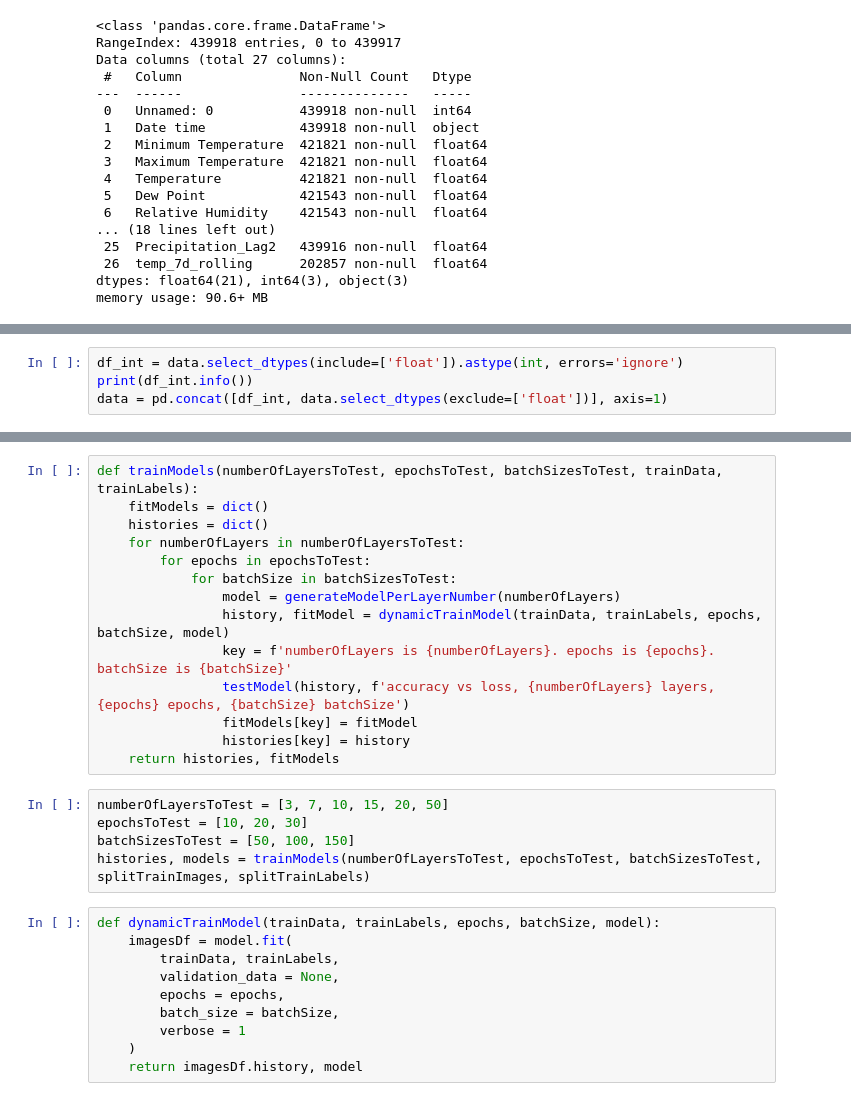
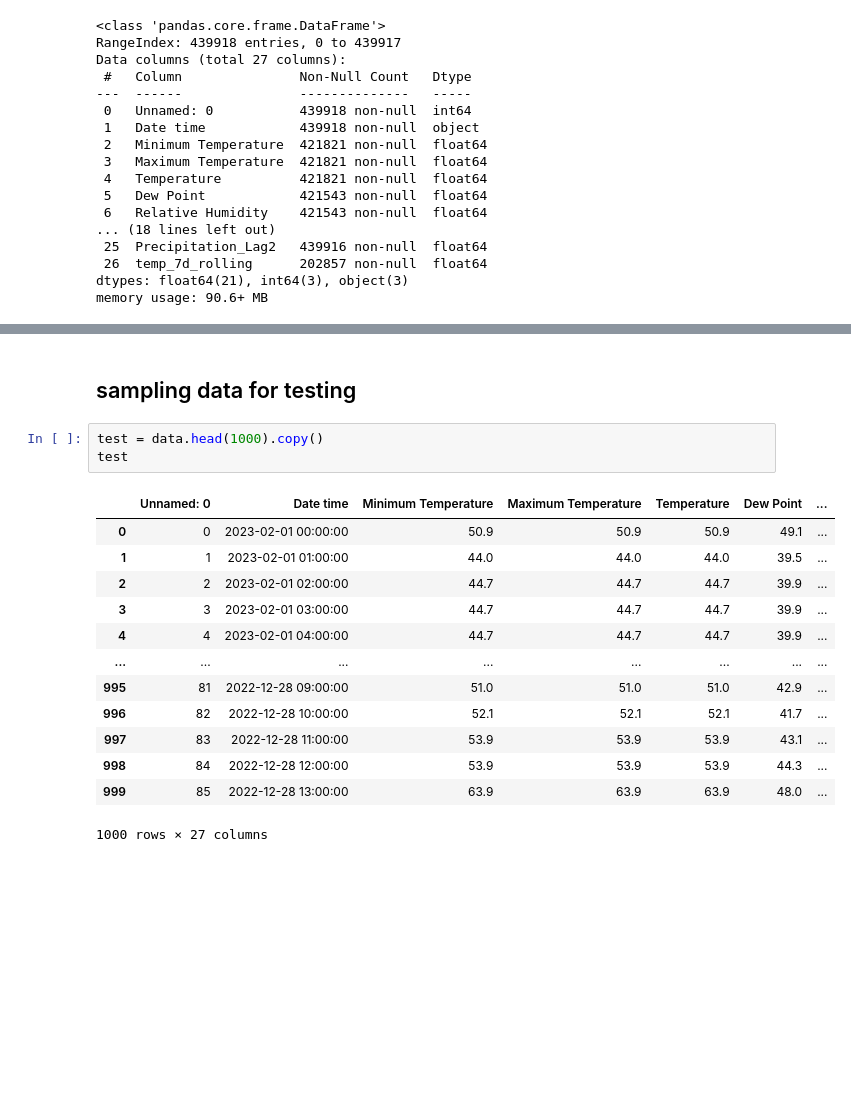
Before and after one commit to Harel-Amir/ML-FinalProject, a Jupyter notebook: weatherModel.ipynb, the cells around one changed output, grey strips where cells are left out. Cells and saved outputs as stored; diff of their text form; blank space fills up the shorter version.

```diff
--- a/weatherModel.ipynb
+++ b/weatherModel.ipynb
@@ -81,4 +50,0 @@ AttributeError: 'DataFrame' object has no attribute 'getdummies'
-# %%
-df_int = data.select_dtypes(include=['float']).astype(int, errors='ignore')
-print(df_int.info())
-data = pd.concat([df_int, data.select_dtypes(exclude=['float'])], axis=1)
@@ -139,29 +51,19 @@ def getTeamsStats(df, numOfRecords = 10):
-# %%
-def trainModels(numberOfLayersToTest, epochsToTest, batchSizesToTest, trainData, trainLabels):
-    fitModels = dict()
-    histories = dict()
-    for numberOfLayers in numberOfLayersToTest:
-        for epochs in epochsToTest:
-            for batchSize in batchSizesToTest:
-                model = generateModelPerLayerNumber(numberOfLayers)
-                history, fitModel = dynamicTrainModel(trainData, trainLabels, epochs, batchSize, model)
-                key = f'numberOfLayers is {numberOfLayers}. epochs is {epochs}. batchSize is {batchSize}'
-                testModel(history, f'accuracy vs loss, {numberOfLayers} layers, {epochs} epochs, {batchSize} batchSize')
-                fitModels[key] = fitModel
-                histories[key] = history
-    return histories, fitModels
-# %%
-numberOfLayersToTest = [3, 7, 10, 15, 20, 50]
-epochsToTest = [10, 20, 30]
-batchSizesToTest = [50, 100, 150]
-histories, models = trainModels(numberOfLayersToTest, epochsToTest, batchSizesToTest, splitTrainImages, splitTrainLabels)
-# %%
-def dynamicTrainModel(trainData, trainLabels, epochs, batchSize, model):
-    imagesDf = model.fit(
-        trainData, trainLabels,
-        validation_data = None,
-        epochs = epochs,
-        batch_size = batchSize,
-        verbose = 1
-    )
-    return imagesDf.history, model
+# %% [markdown]
+## sampling data for testing
+# %%
+test = data.head(1000).copy()
+test
+# %% [output]
+|  | Unnamed: 0 | Date time | Minimum Temperature | Maximum Temperature | Temperature | Dew Point | ... |
+| 0 | 0 | 2023-02-01 00:00:00 | 50.9 | 50.9 | 50.9 | 49.1 | ... |
+| 1 | 1 | 2023-02-01 01:00:00 | 44.0 | 44.0 | 44.0 | 39.5 | ... |
+| 2 | 2 | 2023-02-01 02:00:00 | 44.7 | 44.7 | 44.7 | 39.9 | ... |
+| 3 | 3 | 2023-02-01 03:00:00 | 44.7 | 44.7 | 44.7 | 39.9 | ... |
+| 4 | 4 | 2023-02-01 04:00:00 | 44.7 | 44.7 | 44.7 | 39.9 | ... |
+| ... | ... | ... | ... | ... | ... | ... | ... |
+| 995 | 81 | 2022-12-28 09:00:00 | 51.0 | 51.0 | 51.0 | 42.9 | ... |
+| 996 | 82 | 2022-12-28 10:00:00 | 52.1 | 52.1 | 52.1 | 41.7 | ... |
+| 997 | 83 | 2022-12-28 11:00:00 | 53.9 | 53.9 | 53.9 | 43.1 | ... |
+| 998 | 84 | 2022-12-28 12:00:00 | 53.9 | 53.9 | 53.9 | 44.3 | ... |
+| 999 | 85 | 2022-12-28 13:00:00 | 63.9 | 63.9 | 63.9 | 48.0 | ... |
+1000 rows × 27 columns
```
Also changed, not shown: parts of 51 cells of this notebook.
